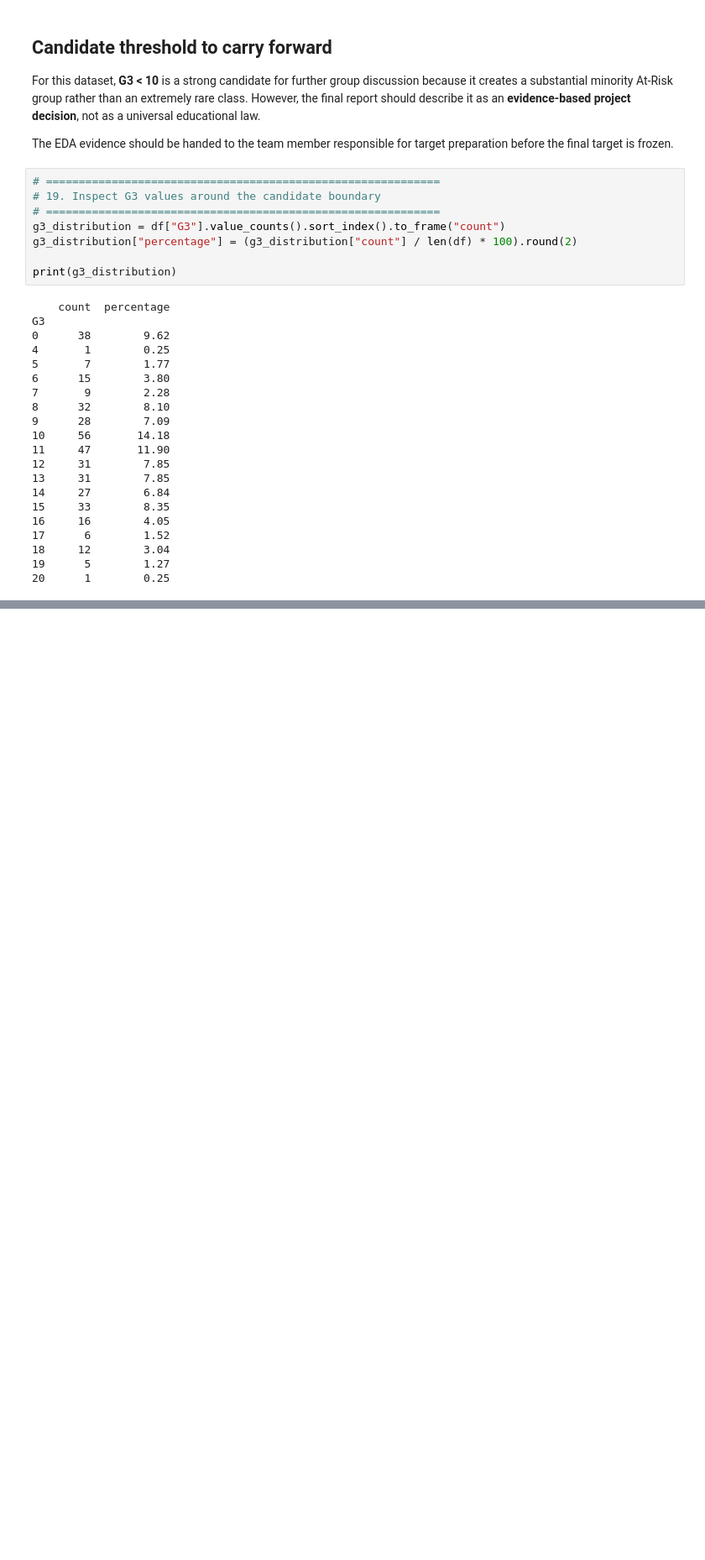
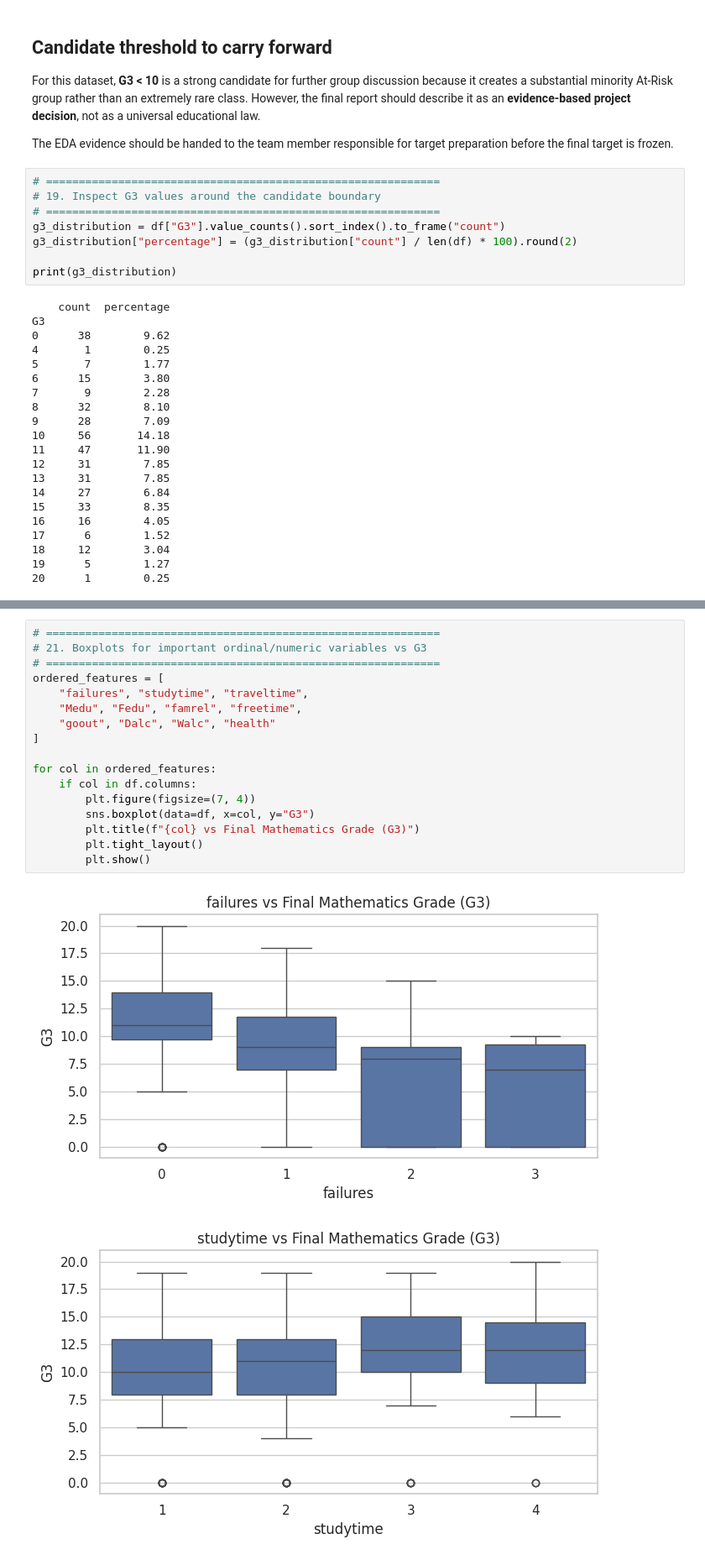
Before and after one commit to dealwisca-dot/Early-Identification-of-At-Risk-Students, a Jupyter notebook: EDA.ipynb, the cells around one changed output, grey strips where cells are left out. Shown at 84% size. Saved outputs shown, nothing was run; the diff lists cells and outputs as text; blank space fills up the shorter version.

```diff
--- a/EDA.ipynb
+++ b/EDA.ipynb
@@ -647,0 +696,20 @@ G3
+# %%
+# ============================================================
+# 21. Boxplots for important ordinal/numeric variables vs G3
+# ============================================================
+ordered_features = [
+    "failures", "studytime", "traveltime",
+    "Medu", "Fedu", "famrel", "freetime",
+    "goout", "Dalc", "Walc", "health"
+]
+
+for col in ordered_features:
+    if col in df.columns:
+        plt.figure(figsize=(7, 4))
+        sns.boxplot(data=df, x=col, y="G3")
+        plt.title(f"{col} vs Final Mathematics Grade (G3)")
+        plt.tight_layout()
+        plt.show()
+# %% [output]
+[figure, added]
+[figure, added]
```
Also changed, not shown: parts of 4 cells of this notebook.
